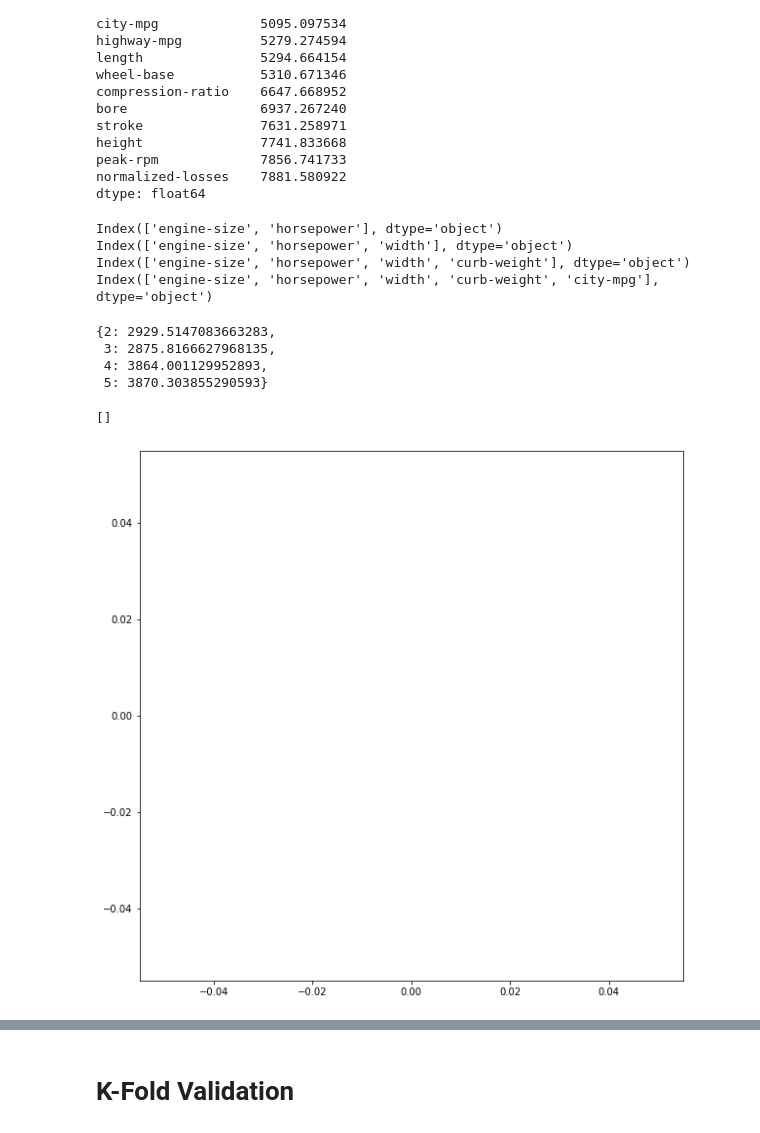
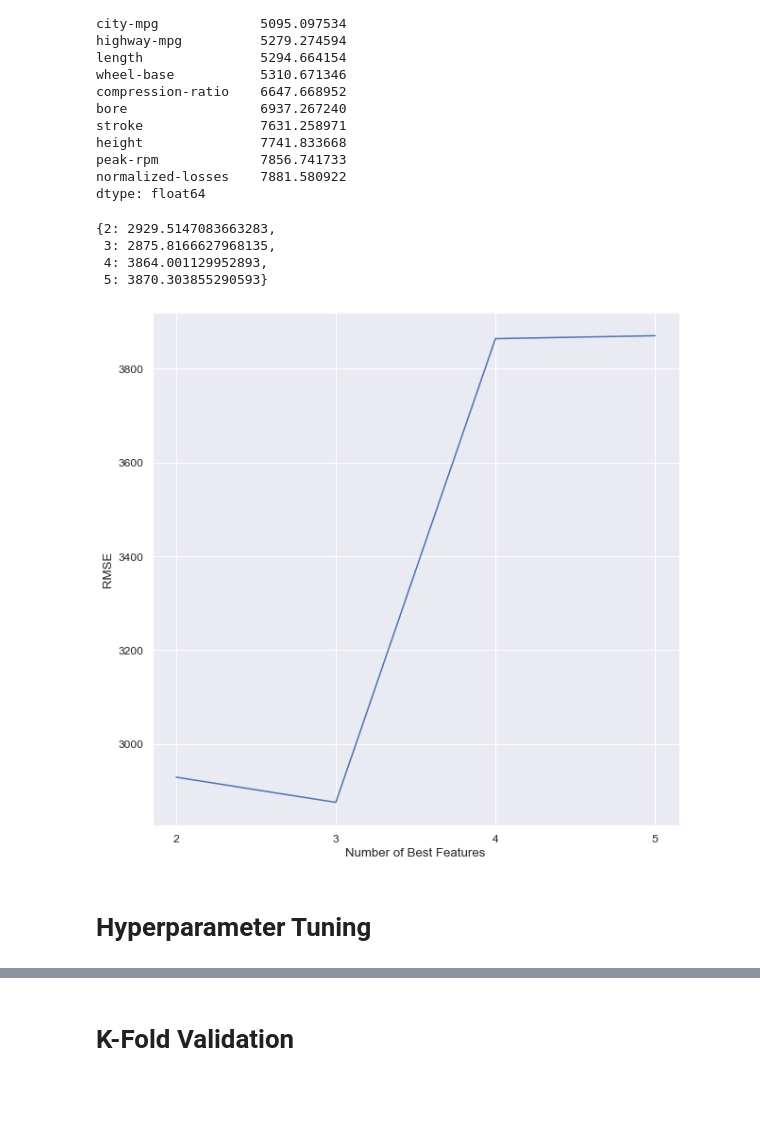
Before and after one commit to chouwwa/Predicting-Car-Prices, a Jupyter notebook: Predicting Car Prices.ipynb, the cells around one changed output, grey strips where cells are left out. Drawn from its saved outputs; the diff is of its cells as text; code cells hidden in the pictures; blank space fills up the shorter version.

```diff
--- a/Predicting Car Prices.ipynb
+++ b/Predicting Car Prices.ipynb
@@ -176,8 +176,10 @@ for each in working_set.columns.drop('price'):
 rmse_data = pd.DataFrame(rmse_data, index=(1,3,5,7,9))
 # %%
 plt.figure('bestk', figsize=(15,15))
+sns.set_theme(font_scale=1.15, style='darkgrid')
 sns.lineplot(data=rmse_data)
 plt.xlabel('K Values')
 plt.ylabel('RMSE')
+plt.legend(bbox_to_anchor=(1,1), loc='upper left')
 plt.show()
 # %% [output]
@@ -206,22 +208,24 @@ dtype: float64
 # %%
 multi = {}
 for each in (2,3,4,5):
-    print(rmse_data_sorted.index[:each])
+#     print(rmse_data_sorted.index[:each])
     multi[each] = knn_train_test(rmse_data_sorted.index[:each], target, working_set, 5)
 
 multi
 # %% [output]
-Index(['engine-size', 'horsepower'], dtype='object')
-Index(['engine-size', 'horsepower', 'width'], dtype='object')
-Index(['engine-size', 'horsepower', 'width', 'curb-weight'], dtype='object')
-Index(['engine-size', 'horsepower', 'width', 'curb-weight', 'city-mpg'], dtype='object')
+{2: 2929.5147083663283,
+ 3: 2875.8166627968135,
+ 4: 3864.001129952893,
+ 5: 3870.303855290593}
-{2: 2929.5147083663283,
- 3: 2875.8166627968135,
- 4: 3864.001129952893,
- 5: 3870.303855290593}
 # %%
+sns.set_theme(font_scale=1.1, style='darkgrid')
 plt.figure('multivariate', figsize=(10,10))
-plt.plot(
+plt.plot(multi.keys(), multi.values())
+plt.xlabel('Number of Best Features')
+plt.ylabel('RMSE')
+plt.xticks((2,3,4,5))
+plt.show()
 # %% [output]
-[]
-[figure, old version]
+[figure, new version]
+# %% [markdown]
+# Hyperparameter Tuning
```
Also changed, not shown: parts of 6 cells of this notebook.
